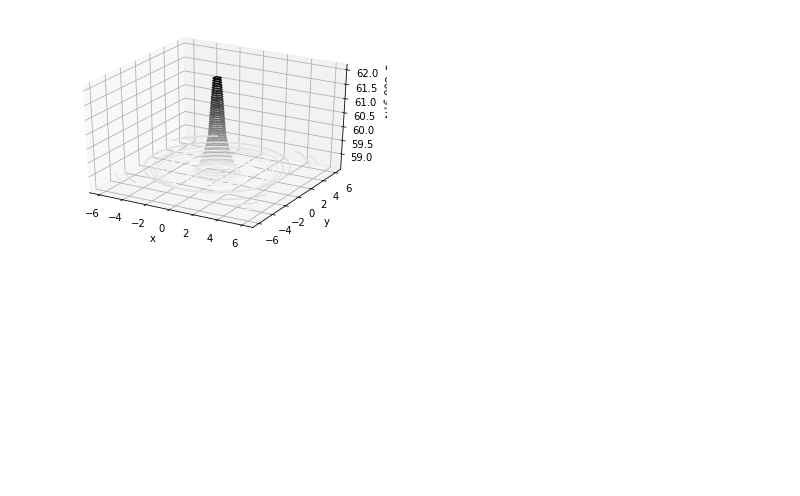
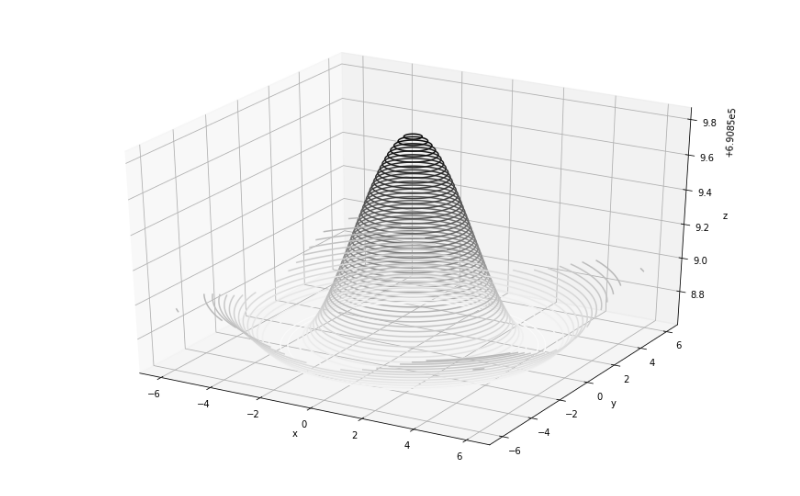
Before and after one commit to PolyaneNS/bessel_grafico3d, a Jupyter notebook: bessel_grafico3d.ipynb, the cells around one changed output. Saved outputs shown, nothing was run; the diff lists cells and outputs as text; code cells hidden in the pictures; blank space fills up the shorter version.

```diff
--- a/bessel_grafico3d.ipynb
+++ b/bessel_grafico3d.ipynb
@@ -3,35 +3,35 @@
 # %%
 from mpl_toolkits import mplot3d
 %matplotlib inline
 import numpy as np
 import matplotlib.pyplot as plt
 
 def f(x, y):
     epsilon_0 = 8.854*10**12; #F/m
     k_b = 1.380*(1/10**23); #J/K
     t = 1000; #K
     n_e = 10**19; #m
     e = 1.6*(1/10**19); #C
     r = 5*10**(-9) #cm ou 59 pm {considerando um  gás Hidrogeio(H)}
     lambd = (epsilon_0*k_b*t)/(n_e*e**2);
-    g = np.cos(np.sqrt(x ** 2 + y ** 2))
+    g = np.sin(np.sqrt(x ** 2 + y ** 2))
     h = g/np.sqrt(x ** 2 + y ** 2)
     return  h + np.sqrt(lambd)
 
-x = np.linspace(-6, 6, 30)
-y = np.linspace(-6, 6, 30)
+x = np.linspace(-6, 6, 1000)
+y = np.linspace(-6, 6, 1000)
 
 X, Y = np.meshgrid(x, y)
 Z = f(X, Y)
-
+plt.rcParams['figure.figsize'] = (14,9)
 fig = plt.figure()
 ax = plt.axes(projection='3d')
 ax.contour3D(X, Y, Z, 50, cmap='binary')
 ax.set_xlabel('x')
 ax.set_ylabel('y')
 ax.set_zlabel('z');
 # %% [output]
-[figure, old version]
+[figure, new version]
 # %%
 ax = plt.axes(projection='3d')
 ax.plot_surface(X, Y, Z, rstride=1, cstride=1,
```
Also changed, not shown: parts of 1 cell of this notebook.
